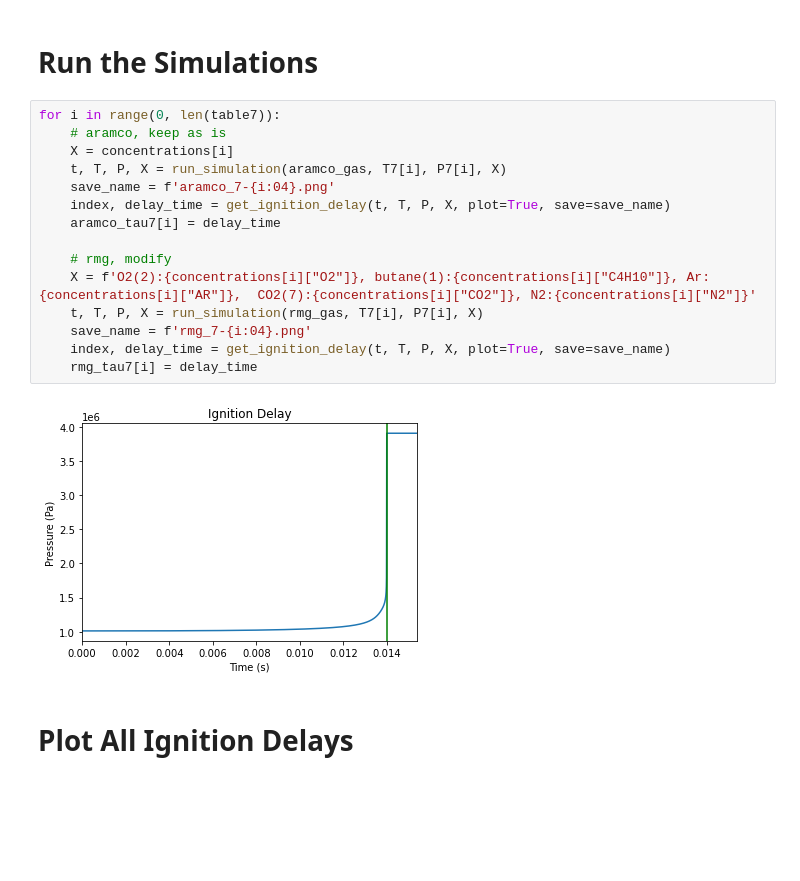
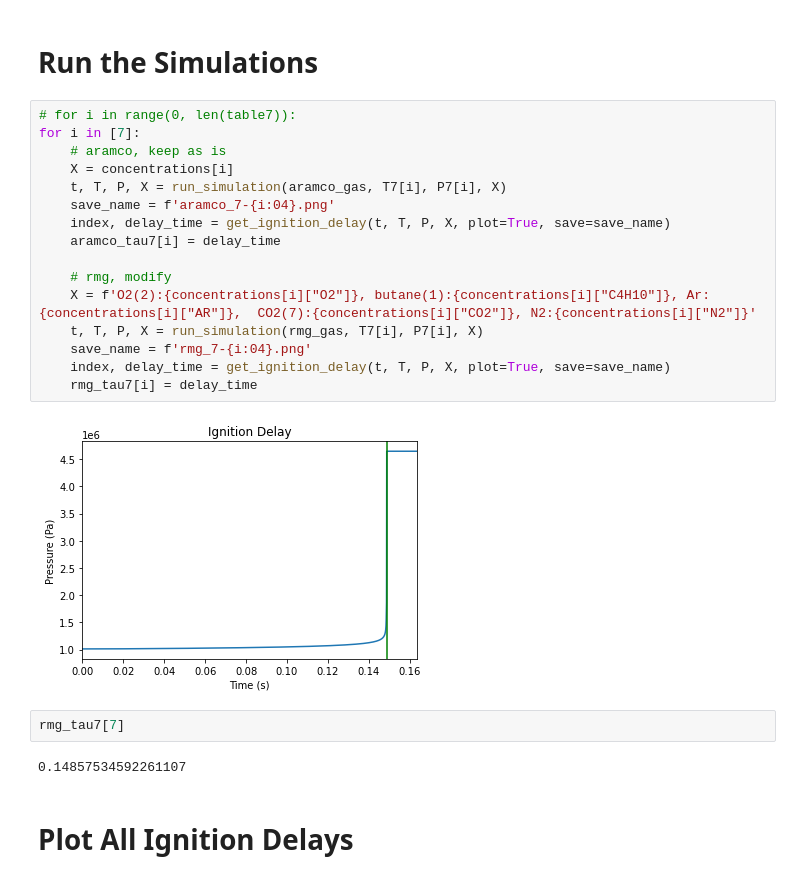
Before and after one commit to comocheng/autoscience, a Jupyter notebook: ignition_delay/ignition_delay_workbook.ipynb, the cells around one changed output. Drawn from its saved outputs; the diff is of its cells as text; blank space fills up the shorter version.

```diff
--- a/ignition_delay/ignition_delay_workbook.ipynb
+++ b/ignition_delay/ignition_delay_workbook.ipynb
@@ -112,22 +116,27 @@ def get_ignition_delay(times, T, P, X, plot=False, title='', save=''):
 # %% [markdown]
 # Run the Simulations
 # %%
-for i in range(0, len(table7)):
+# for i in range(0, len(table7)):
+for i in [7]:
     # aramco, keep as is
     X = concentrations[i]
     t, T, P, X = run_simulation(aramco_gas, T7[i], P7[i], X)
     save_name = f'aramco_7-{i:04}.png'
     index, delay_time = get_ignition_delay(t, T, P, X, plot=True, save=save_name)
     aramco_tau7[i] = delay_time
 
     # rmg, modify
     X = f'O2(2):{concentrations[i]["O2"]}, butane(1):{concentrations[i]["C4H10"]}, Ar:{concentrations[i]["AR"]},  CO2(7):{concentrations[i]["CO2"]}, N2:{concentrations[i]["N2"]}'
     t, T, P, X = run_simulation(rmg_gas, T7[i], P7[i], X)
     save_name = f'rmg_7-{i:04}.png'
     index, delay_time = get_ignition_delay(t, T, P, X, plot=True, save=save_name)
     rmg_tau7[i] = delay_time
 # %% [output]
-[figure, old version]
+[figure, new version]
+# %%
+rmg_tau7[7]
+# %% [output]
+0.14857534592261107
 # %% [markdown]
 # Plot All Ignition Delays
 # %%
```
Also changed, not shown: parts of 5 cells of this notebook, 10 other files.
